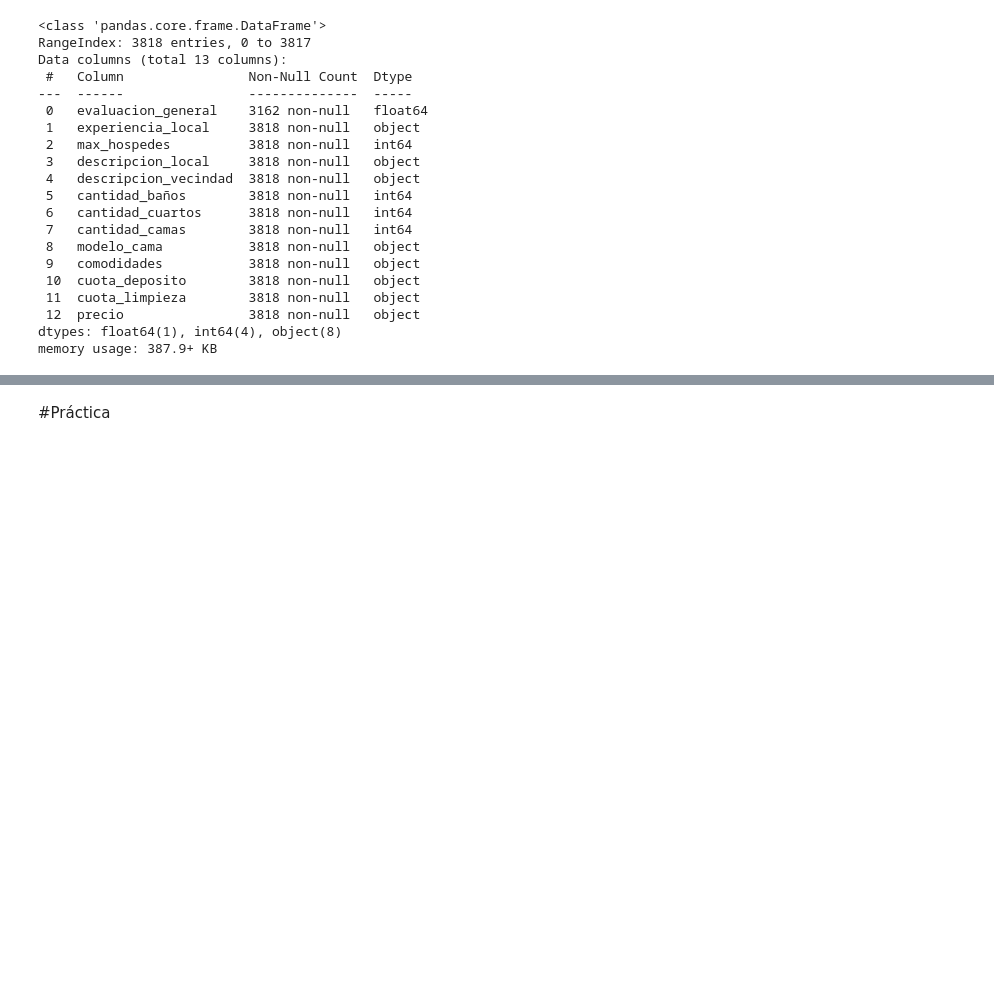
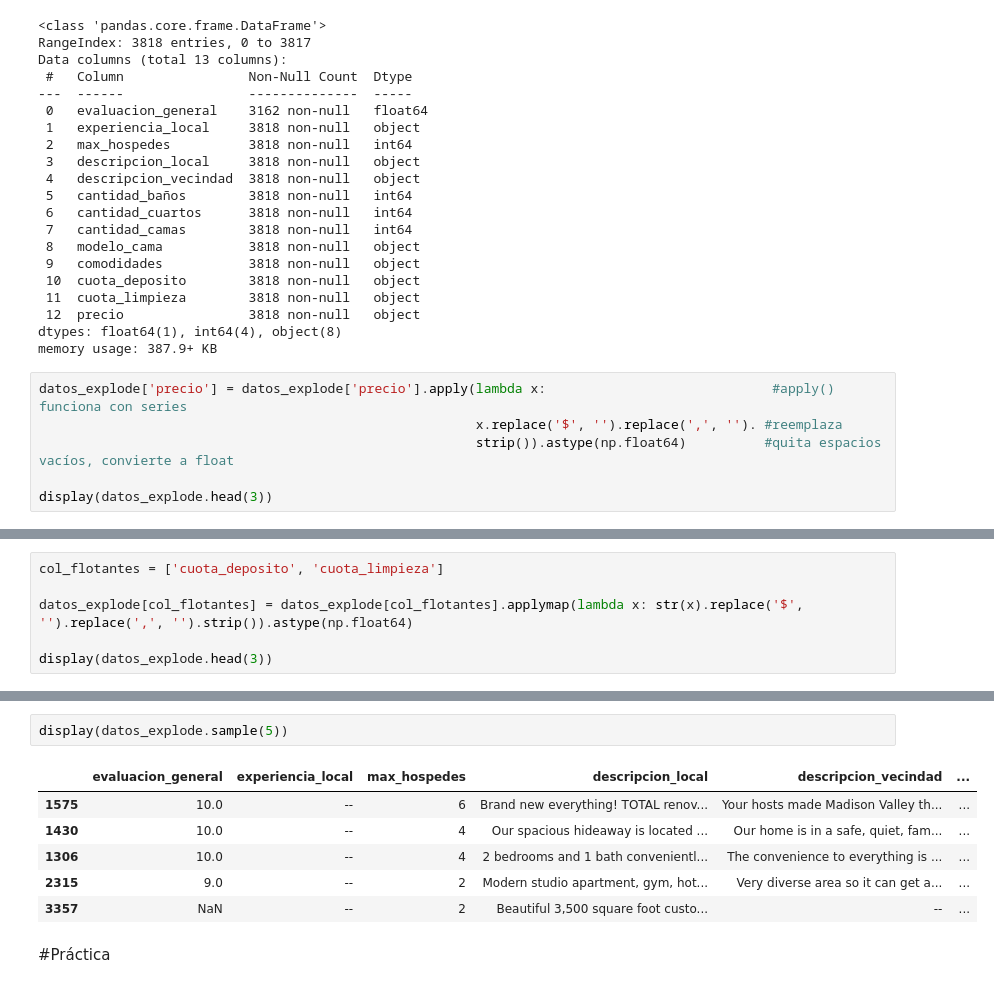
Before and after one commit to AenimaLabs/pandas_tratamiento_manipulacion_datos, a Jupyter notebook: Pandas_tratamiento_manipulacion_datos.ipynb, the cells around one changed output, grey strips where cells are left out. Cells and saved outputs as stored; diff of their text form; blank space fills up the shorter version.

```diff
--- a/Pandas_tratamiento_manipulacion_datos.ipynb
+++ b/Pandas_tratamiento_manipulacion_datos.ipynb
@@ -312,3 +312,9 @@ Data columns (total 13 columns):
  12  precio                3818 non-null   object
 dtypes: float64(1), int64(4), object(8)
 memory usage: 387.9+ KB
+# %%
+datos_explode['precio'] = datos_explode['precio'].apply(lambda x:                             #apply() funciona con series
+                                                        x.replace('$', '').replace(',', ''). #reemplaza
+                                                        strip()).astype(np.float64)          #quita espacios vacíos, convierte a float
+
+display(datos_explode.head(3))
@@ -314,0 +326,6 @@ memory usage: 387.9+ KB
+# %%
+col_flotantes = ['cuota_deposito', 'cuota_limpieza']
+
+datos_explode[col_flotantes] = datos_explode[col_flotantes].applymap(lambda x: str(x).replace('$', '').replace(',', '').strip()).astype(np.float64)
+
+display(datos_explode.head(3))
@@ -315,3 +360,12 @@ memory usage: 387.9+ KB
+# %%
+display(datos_explode.sample(5))
+# %% [output]
+|  | evaluacion_general | experiencia_local | max_hospedes | descripcion_local | descripcion_vecindad | ... |
+| 1575 | 10.0 | -- | 6 | Brand new everything! TOTAL renov... | Your hosts made Madison Valley th... | ... |
+| 1430 | 10.0 | -- | 4 | Our spacious hideaway is located ... | Our home is in a safe, quiet, fam... | ... |
+| 1306 | 10.0 | -- | 4 | 2 bedrooms and 1 bath convenientl... | The convenience to everything is ... | ... |
+| 2315 | 9.0 | -- | 2 | Modern studio apartment, gym, hot... | Very diverse area so it can get a... | ... |
+| 3357 | NaN | -- | 2 | Beautiful 3,500 square foot custo... | -- | ... |
 # %% [markdown]
 #Práctica
 # %%
```
Also changed, not shown: parts of 3 cells of this notebook.
